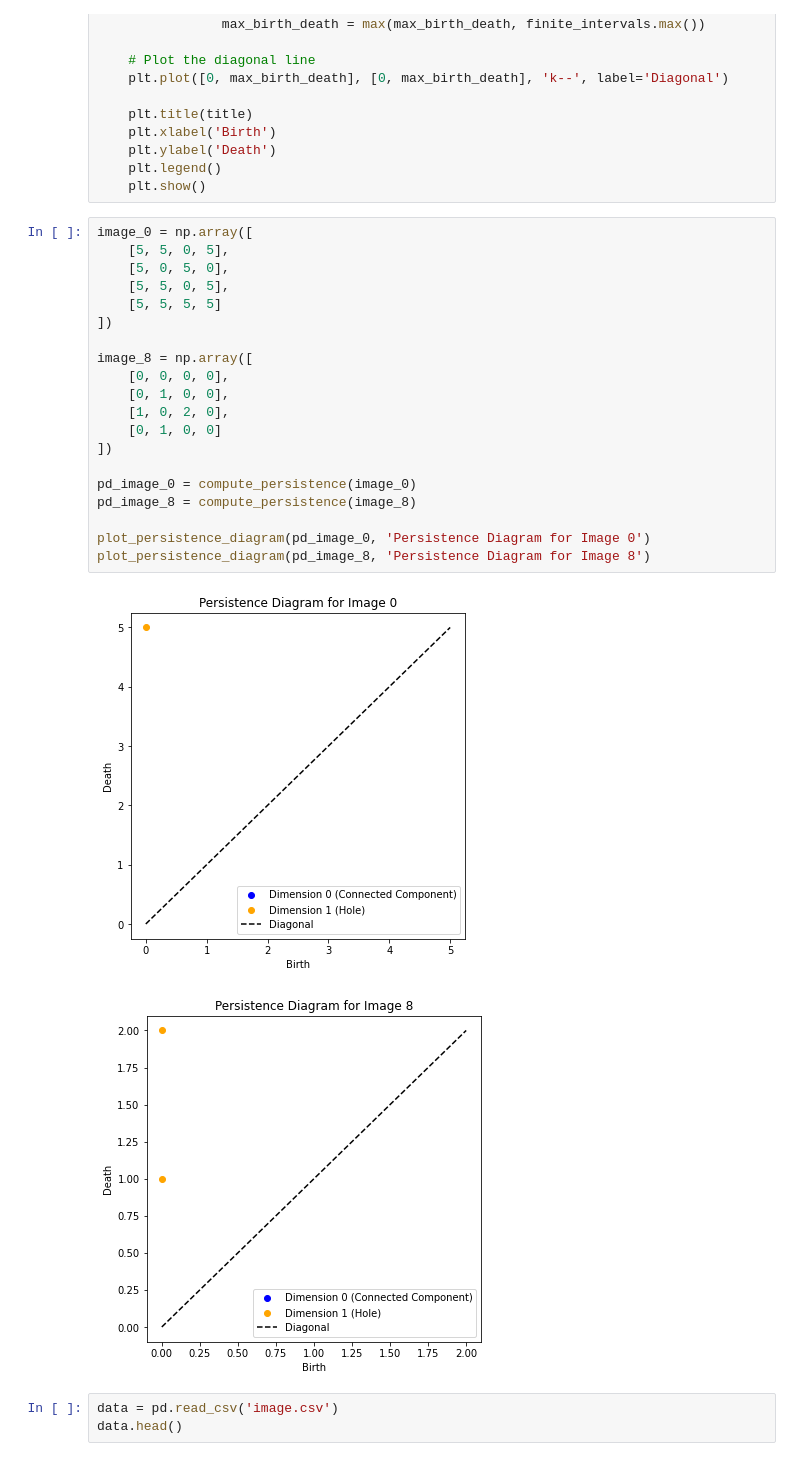
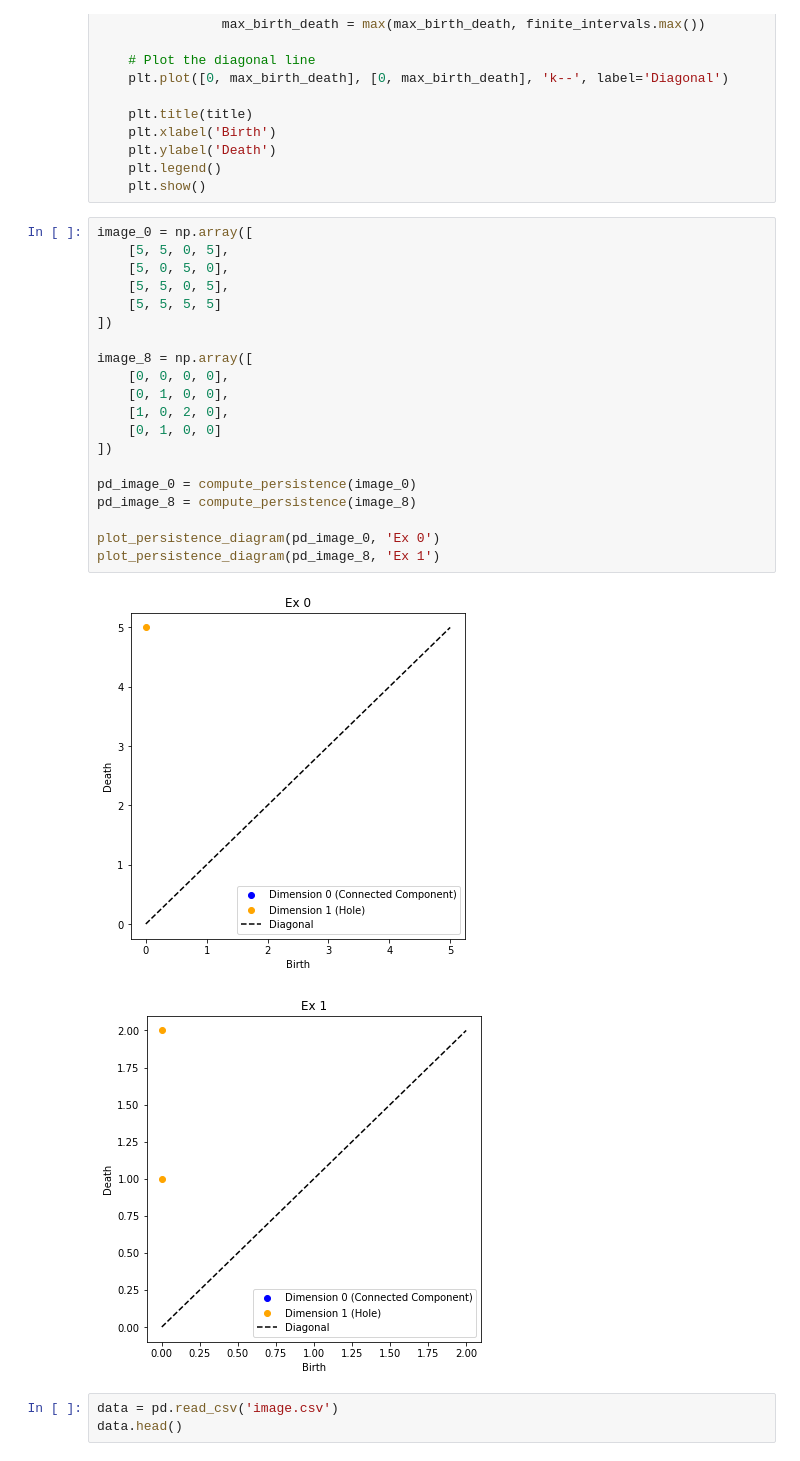
Before and after one commit to kennywang112/Tutorial, a Jupyter notebook: Persistent_Image.ipynb, the cells around one changed output. Saved outputs shown, nothing was run; the diff lists cells and outputs as text.

```diff
--- a/Persistent_Image.ipynb
+++ b/Persistent_Image.ipynb
@@ -39,26 +41,26 @@ def plot_persistence_diagram(pd, title):
 # %%
 image_0 = np.array([
     [5, 5, 0, 5],
     [5, 0, 5, 0],
     [5, 5, 0, 5],
     [5, 5, 5, 5]
 ])
 
 image_8 = np.array([
     [0, 0, 0, 0],
     [0, 1, 0, 0],
     [1, 0, 2, 0],
     [0, 1, 0, 0]
 ])
 
 pd_image_0 = compute_persistence(image_0)
 pd_image_8 = compute_persistence(image_8)
 
-plot_persistence_diagram(pd_image_0, 'Persistence Diagram for Image 0')
-plot_persistence_diagram(pd_image_8, 'Persistence Diagram for Image 8')
+plot_persistence_diagram(pd_image_0, 'Ex 0')
+plot_persistence_diagram(pd_image_8, 'Ex 1')
 # %% [output]
-[figure, old version]
+[figure, new version]
-[figure, old version]
+[figure, new version]
 # %%
 data = pd.read_csv('image.csv')
 data.head()
```
Also changed, not shown: parts of 10 cells of this notebook.
